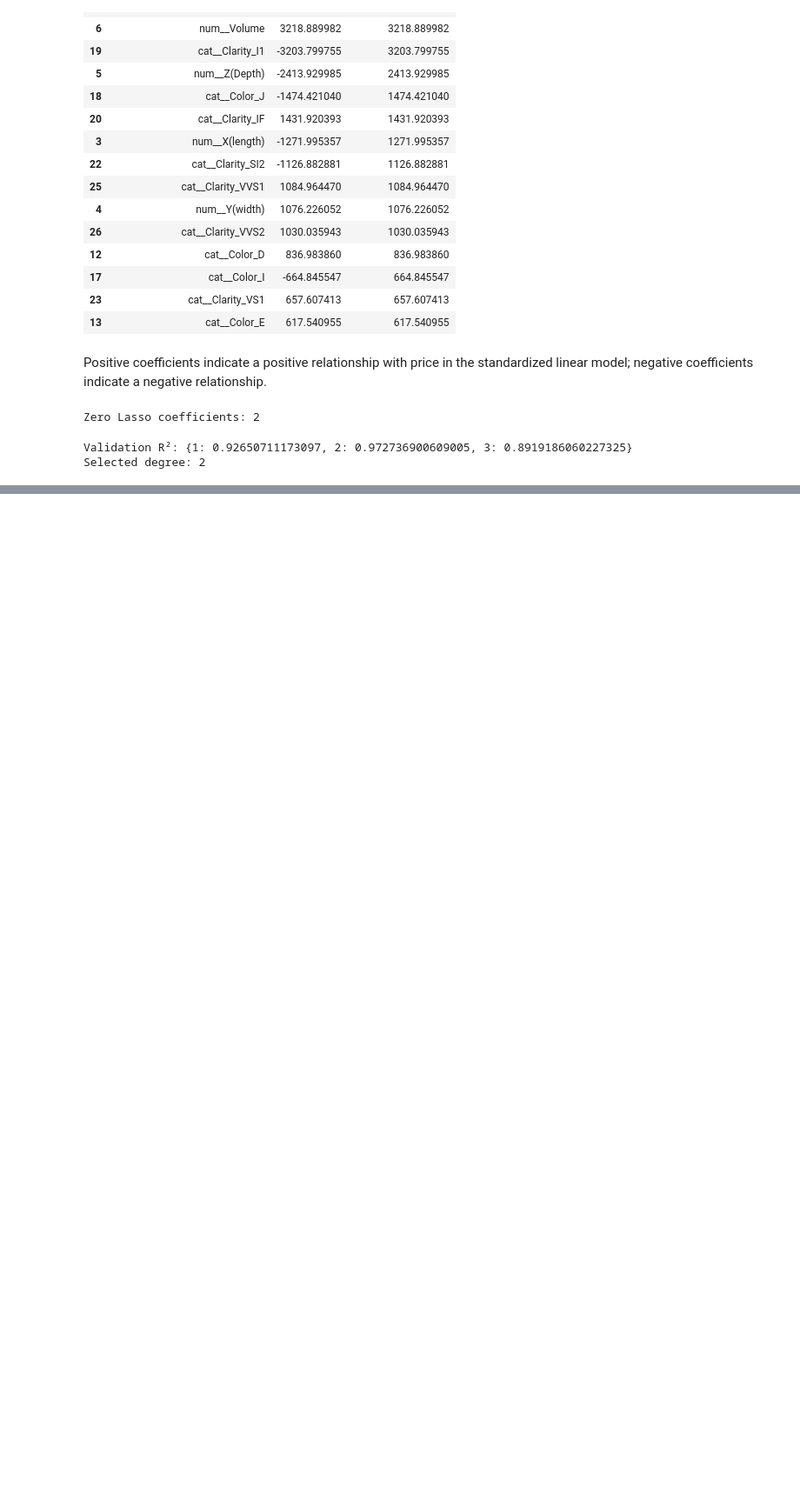
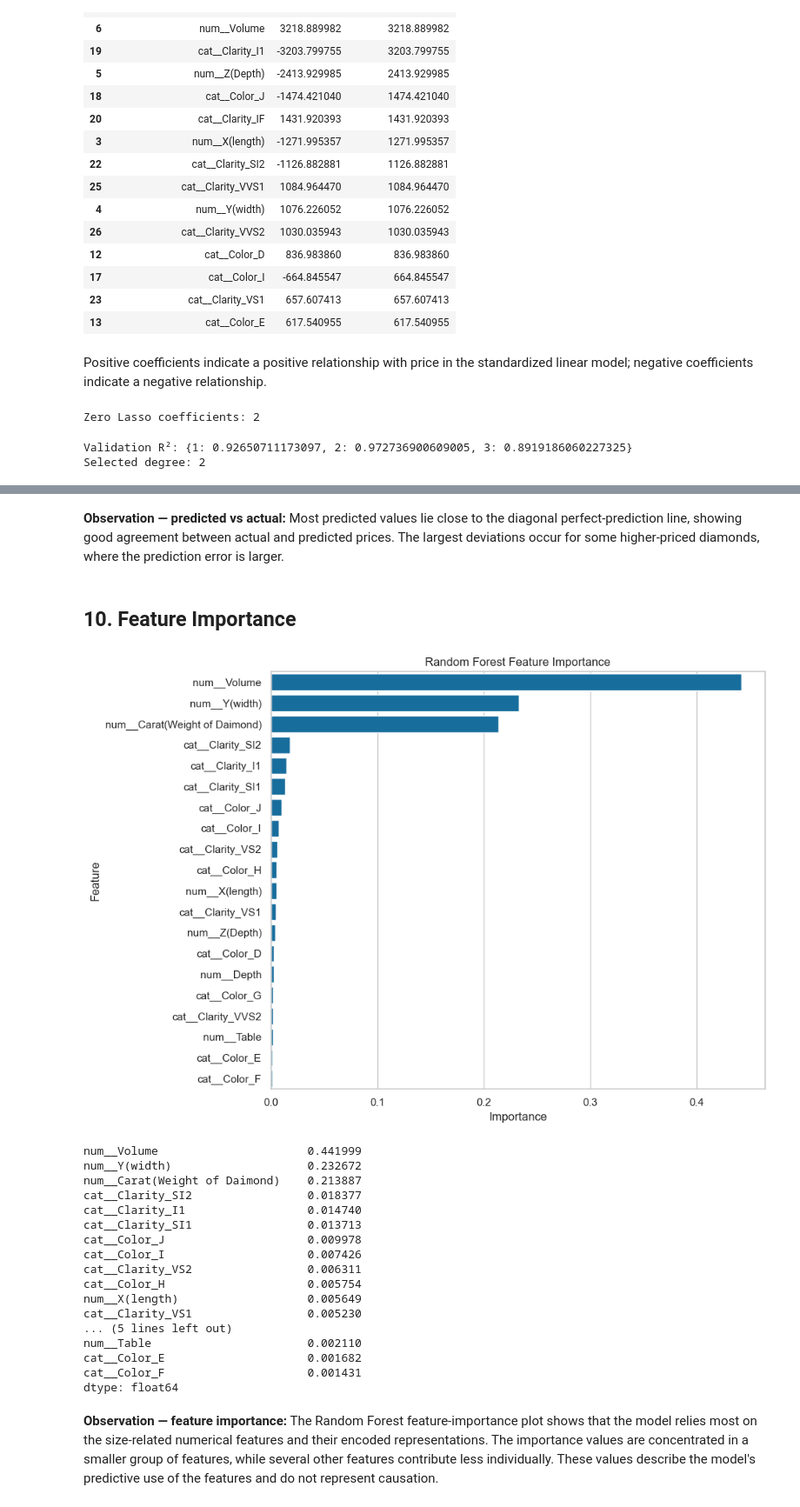
Before and after one commit to AdithyaPrasad-pro/Review1-PREDICTORS, a Jupyter notebook: Regression_diamond.ipynb, the cells around one changed output, grey strips where cells are left out. Shown at 87% size. Cells and saved outputs as stored; diff of their text form; code cells hidden in the pictures; blank space fills up the shorter version.

```diff
--- a/Regression_diamond.ipynb
+++ b/Regression_diamond.ipynb
@@ -537,0 +575,27 @@ evaluate_model(
+# %%
+ridge_grid = GridSearchCV(
+    Ridge(),
+    {"alpha": [0.001, 0.01, 0.1, 1, 10, 50, 100, 200]},
+    cv=3,
+    scoring="r2",
+    n_jobs=-1
+)
+ridge_grid.fit(X_train_p, y_train)
+
+ridge_tuned_pred = ridge_grid.predict(X_test_p)
+ridge_base_r2 = results_df.loc[
+    results_df["Model"] == "Ridge Regression", "R2"
+].iloc[0]
+ridge_tuned_r2 = r2_score(y_test, ridge_tuned_pred)
+
+ridge_base_cv = cross_val_score(
+    Ridge(alpha=1.0), X_train_p, y_train, cv=3, scoring="r2", n_jobs=-1
+)
+
+print("Ridge best parameters:", ridge_grid.best_params_)
+print(f"Ridge baseline test R²: {ridge_base_r2:.6f}")
+print(f"Ridge tuned test R²: {ridge_tuned_r2:.6f}")
+print(f"Test-set improvement: {ridge_tuned_r2 - ridge_base_r2:+.6f}")
+print(f"Ridge baseline CV R²: {ridge_base_cv.mean():.6f}")
+print(f"Ridge tuned CV R²: {ridge_grid.best_score_:.6f}")
+print(f"CV improvement: {ridge_grid.best_score_ - ridge_base_cv.mean():+.6f}")
@@ -537,0 +823,42 @@ evaluate_model(
+# %% [markdown]
+**Observation — predicted vs actual:** Most predicted values lie close to the diagonal perfect-prediction line, showing good agreement between actual and predicted prices. The largest deviations occur for some higher-priced diamonds, where the prediction error is larger.
+# %% [markdown]
+## 10. Feature Importance
+# %%
+rf_best = rf_grid.best_estimator_
+
+importance = pd.Series(
+    rf_best.feature_importances_,
+    index=feature_names
+).sort_values(ascending=False).head(20)
+
+plt.figure(figsize=(10, 7))
+sns.barplot(x=importance.values, y=importance.index)
+plt.title("Random Forest Feature Importance")
+plt.xlabel("Importance")
+plt.ylabel("Feature")
+plt.tight_layout()
+plt.show()
+
+importance
+# %% [output]
+[figure, added]
+num__Volume                      0.441999
+num__Y(width)                    0.232672
+num__Carat(Weight of Daimond)    0.213887
+cat__Clarity_SI2                 0.018377
+cat__Clarity_I1                  0.014740
+cat__Clarity_SI1                 0.013713
+cat__Color_J                     0.009978
+cat__Color_I                     0.007426
+cat__Clarity_VS2                 0.006311
+cat__Color_H                     0.005754
+num__X(length)                   0.005649
+cat__Clarity_VS1                 0.005230
+... (5 lines left out)
+num__Table                       0.002110
+cat__Color_E                     0.001682
+cat__Color_F                     0.001431
+dtype: float64
+# %% [markdown]
+**Observation — feature importance:** The Random Forest feature-importance plot shows that the model relies most on the size-related numerical features and their encoded representations. The importance values are concentrated in a smaller group of features, while several other features contribute less individually. These values describe the model's predictive use of the features and do not represent causation.
```
Also changed, not shown: parts of 17 cells of this notebook.
